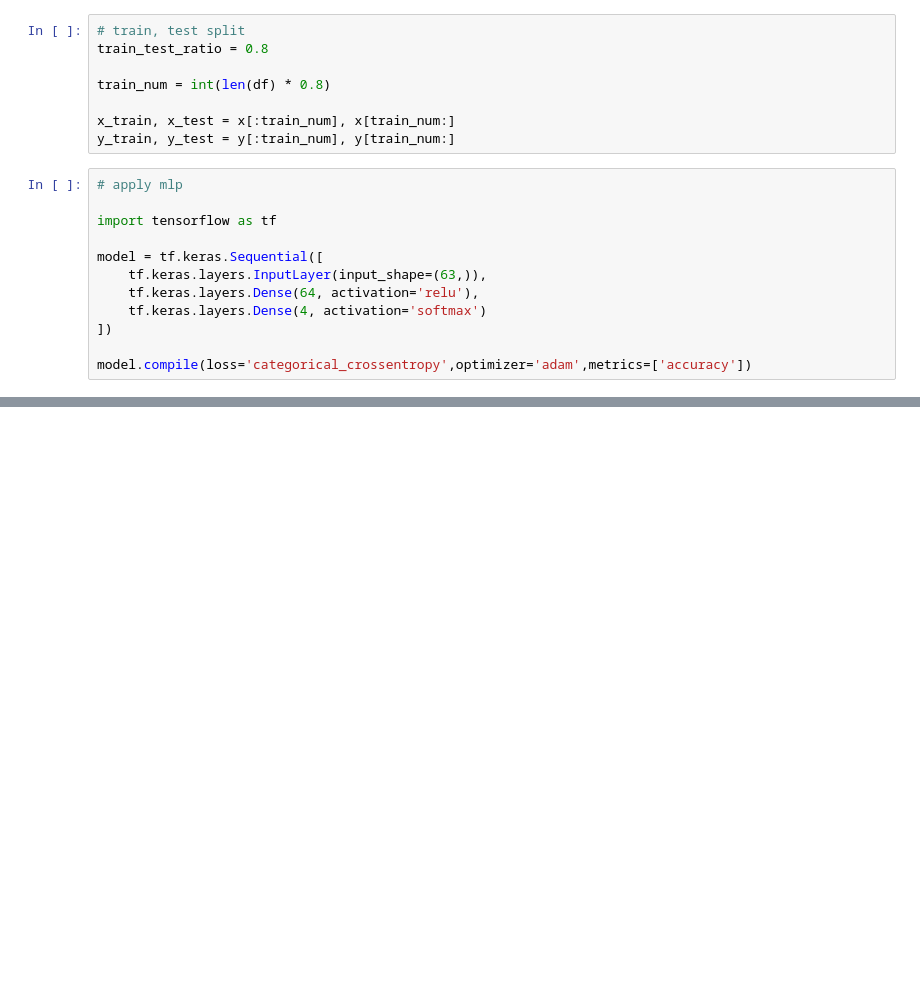
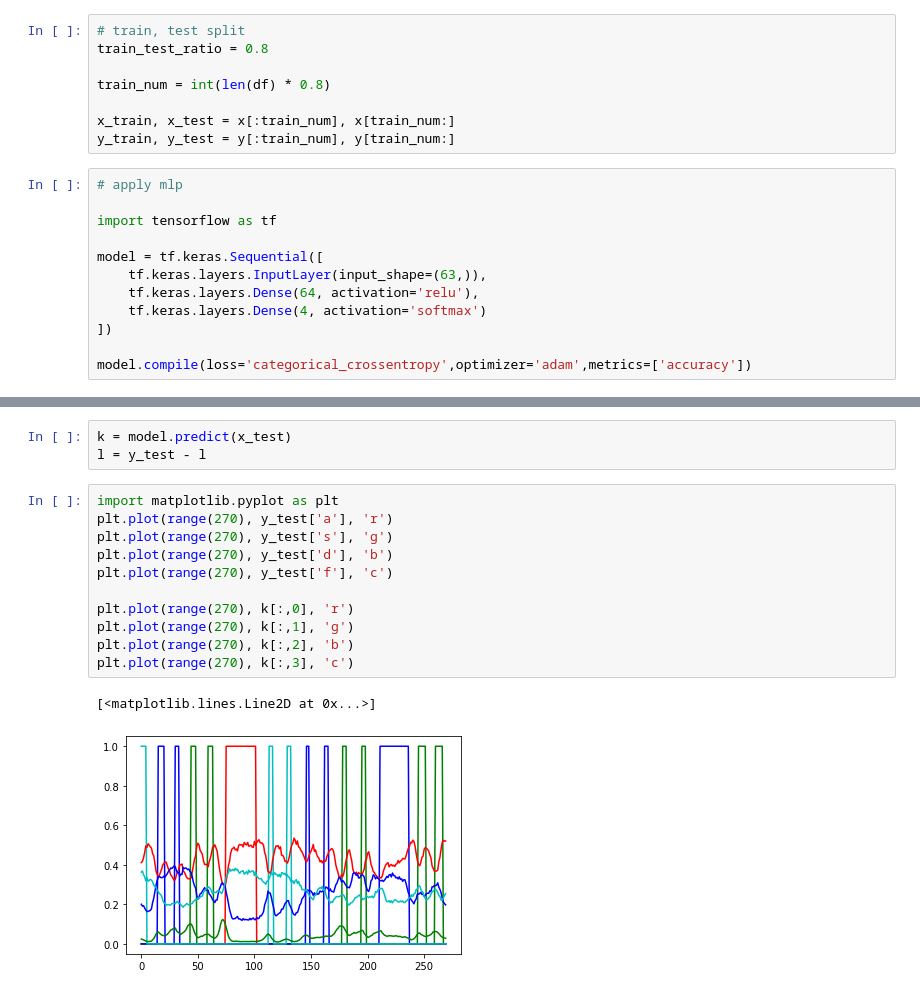
Before and after one commit to KNU-BrainAI-Capstone2021/SIB, a Jupyter notebook: model/model_mlp.ipynb, the cells around one changed output, grey strips where cells are left out. Saved outputs shown, nothing was run; the diff lists cells and outputs as text; blank space fills up the shorter version.

```diff
--- a/model/model_mlp.ipynb
+++ b/model/model_mlp.ipynb
@@ -121,0 +155,17 @@ Epoch 500/500
+# %%
+k = model.predict(x_test)
+l = y_test - l
+# %%
+import matplotlib.pyplot as plt
+plt.plot(range(270), y_test['a'], 'r')
+plt.plot(range(270), y_test['s'], 'g')
+plt.plot(range(270), y_test['d'], 'b')
+plt.plot(range(270), y_test['f'], 'c')
+
+plt.plot(range(270), k[:,0], 'r')
+plt.plot(range(270), k[:,1], 'g')
+plt.plot(range(270), k[:,2], 'b')
+plt.plot(range(270), k[:,3], 'c')
+# %% [output]
+[<matplotlib.lines.Line2D at 0x...>]
+[figure, added]
```
Also changed, not shown: parts of 4 cells of this notebook, 1 other file.
